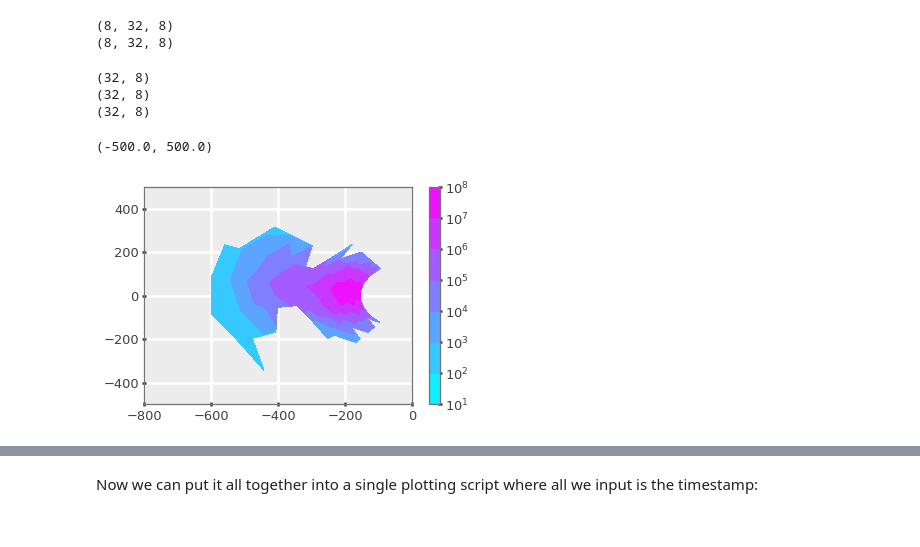
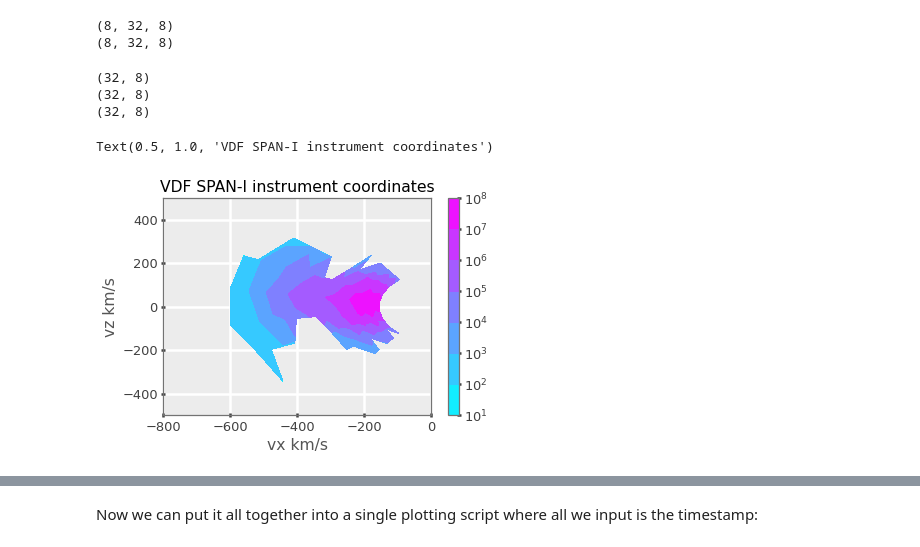
Before and after one commit to jlverniero/PSP_Data_Analysis_Tutorials, a Jupyter notebook: SPAN-I_VDF_Plot_Tutorial_v8.ipynb, the cells around one changed output, grey strips where cells are left out. Drawn from its saved outputs; the diff is of its cells as text; code cells hidden in the pictures.

Commit message:
implemeted field-aligned-coordinates and tried sphere plot

```diff
--- a/SPAN-I_VDF_Plot_Tutorial_v8.ipynb
+++ b/SPAN-I_VDF_Plot_Tutorial_v8.ipynb
@@ -40,7 +40,11 @@ Let's download the data!
 # %%
 from datetime import datetime
 
-user_datetime = datetime(2021,1,29)
+year=2020
+month=1
+day=29
+
+user_datetime = datetime(year,month,day)
 
 def yyyymmdd(dt) : return f"{dt.year:04d}{dt.month:02d}{dt.day:02d}"
 
@@ -91,16 +98,20 @@ Type which timeslice you would like to plot in the format (year, month, day, hou
 # %%
 import datetime
 datetime_t0 = datetime.datetime(2000, 1, 1, 12, 0, 0)
-epoch = np.array([datetime_t0 + datetime.timedelta(seconds=i/1e9) for i in epoch_ns])
+epoch = cdflib.cdfepoch.to_datetime(cdf_VDfile.varget('Epoch'))
+#epoch = np.array([datetime_t0 + datetime.timedelta(seconds=i/1e9) for i in epoch_ns])
 
 # datetime(YYYY, mm, dd, HH, MM)
 #start = datetime.datetime(2020, 1, 29, 18, 10,2)
 #stop  = datetime.datetime(2020, 1, 29, 18, 10,2)
-timeSlice  = datetime.datetime(2020, 1, 29, 18, 10,2)
+hour = 18
+minute = 10
+second = 2
+
+timeSlice  = datetime.datetime(year, month, day, hour, minute, second)
 print('Desired timeslice:',timeSlice)
 #print('start of time period:',start)
 #print('end of time period:',stop)
-print('time slice:',timeSlice)
 import bisect
 #startIndex = bisect.bisect_left(epoch, start)
 #stopIndex  = bisect.bisect_left(epoch, stop)
@@ -225,38 +235,44 @@ print(vx.shape)
 (8, 32, 8)
 # %%
 from matplotlib import ticker, cm
+import warnings
+
+warnings.filterwarnings("ignore")
 
 thetaplot_cut = 0
 phiplot_cut = 2
 
 #phi_avg = np.nanmean(phiReshaped,axis=thetaplot_cut)
 #theta_avg = np.nanmean(thetaReshaped,axis=thetaplot_cut)
 #energy_avg=np.nanmean(energyReshaped,axis=thetaplot_cut)
 
 phi_plane = phiReshaped[0,:,:]
 theta_plane = thetaReshaped[0,:,:]
 energy_plane = energyReshaped[0,:,:]
 vel_plane = np.sqrt(2*charge_p*energy_plane/mass_p)
 
 df=np.nansum(vdf,axis=thetaplot_cut)
 print(df.shape)
 
 
 vx_plane = vel_plane * np.cos(np.radians(phi_plane)) * np.cos(np.radians(theta_plane))
 vy_plane = vel_plane * np.sin(np.radians(phi_plane)) * np.cos(np.radians(theta_plane))
 vz_plane = vel_plane *                                   np.sin(np.radians(theta_plane))
 
 print(vx_plane.shape)
 print(vy_plane.shape)
 
 fig,ax=plt.subplots()
 cs=ax.contourf(vx_plane, vz_plane, df,locator=ticker.LogLocator(),cmap=cm.cool)
 cbar = fig.colorbar(cs)
 ax.set_xlim(-800,0)
 ax.set_ylim(-500,500)
+ax.set_xlabel('vx km/s')
+ax.set_ylabel('vz km/s')
+ax.set_title('VDF SPAN-I instrument coordinates')
 # %% [output]
 (32, 8)
 (32, 8)
 (32, 8)
-(-500.0, 500.0)
+Text(0.5, 1.0, 'VDF SPAN-I instrument coordinates')
-[figure, old version]
+[figure, new version]
```
Also changed, not shown: parts of 16 cells of this notebook.
